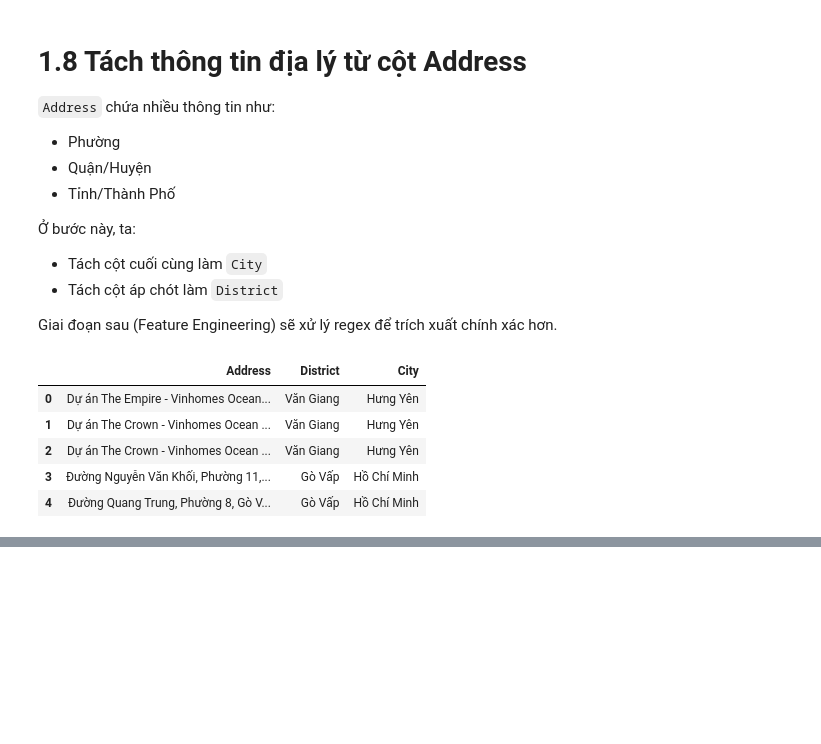
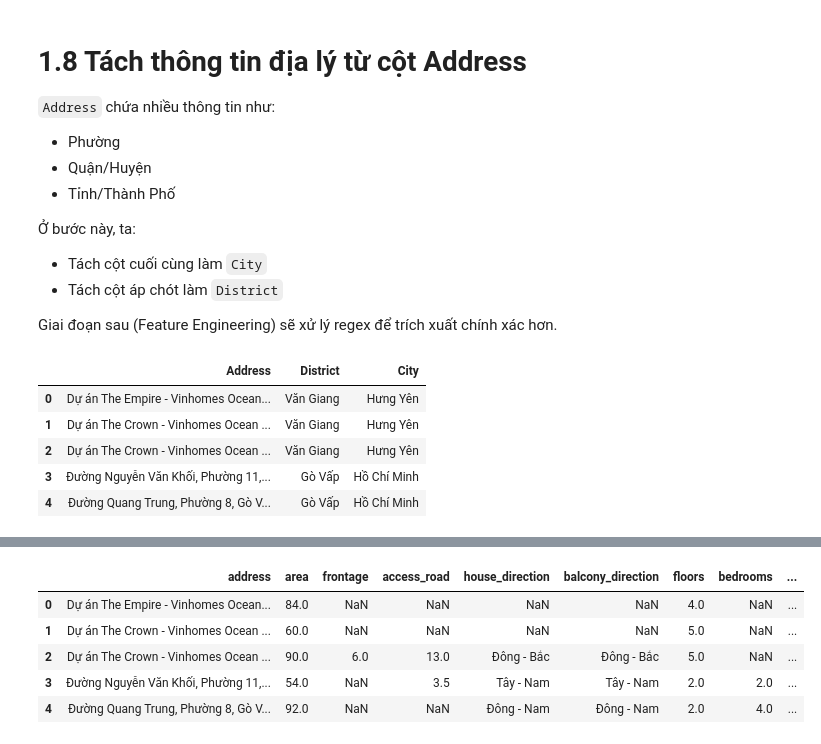
Before and after one commit to Spidermeoz/house-price-predict, a Jupyter notebook: notebooks/01_eda_preprocessing.ipynb, the cells around one changed output, grey strips where cells are left out. Drawn from its saved outputs; the diff is of its cells as text; code cells hidden in the pictures; blank space fills up the shorter version.

```diff
--- a/notebooks/01_eda_preprocessing.ipynb
+++ b/notebooks/01_eda_preprocessing.ipynb
@@ -285,0 +320,15 @@ Tuy nhiên cần xử lý:
+# %%
+df.columns = (
+    df.columns.str.strip()
+               .str.lower()
+               .str.replace(" ", "_")
+               .str.replace("-", "_")
+)
+df.head()
+# %% [output]
+|  | address | area | frontage | access_road | house_direction | balcony_direction | floors | bedrooms | ... |
+| 0 | Dự án The Empire - Vinhomes Ocean... | 84.0 | NaN | NaN | NaN | NaN | 4.0 | NaN | ... |
+| 1 | Dự án The Crown - Vinhomes Ocean ... | 60.0 | NaN | NaN | NaN | NaN | 5.0 | NaN | ... |
+| 2 | Dự án The Crown - Vinhomes Ocean ... | 90.0 | 6.0 | 13.0 | Đông - Bắc | Đông - Bắc | 5.0 | NaN | ... |
+| 3 | Đường Nguyễn Văn Khối, Phường 11,... | 54.0 | NaN | 3.5 | Tây - Nam | Tây - Nam | 2.0 | 2.0 | ... |
+| 4 | Đường Quang Trung, Phường 8, Gò V... | 92.0 | NaN | NaN | Đông - Nam | Đông - Nam | 2.0 | 4.0 | ... |
```
Also changed, not shown: parts of 27 cells of this notebook, 2 other files.
